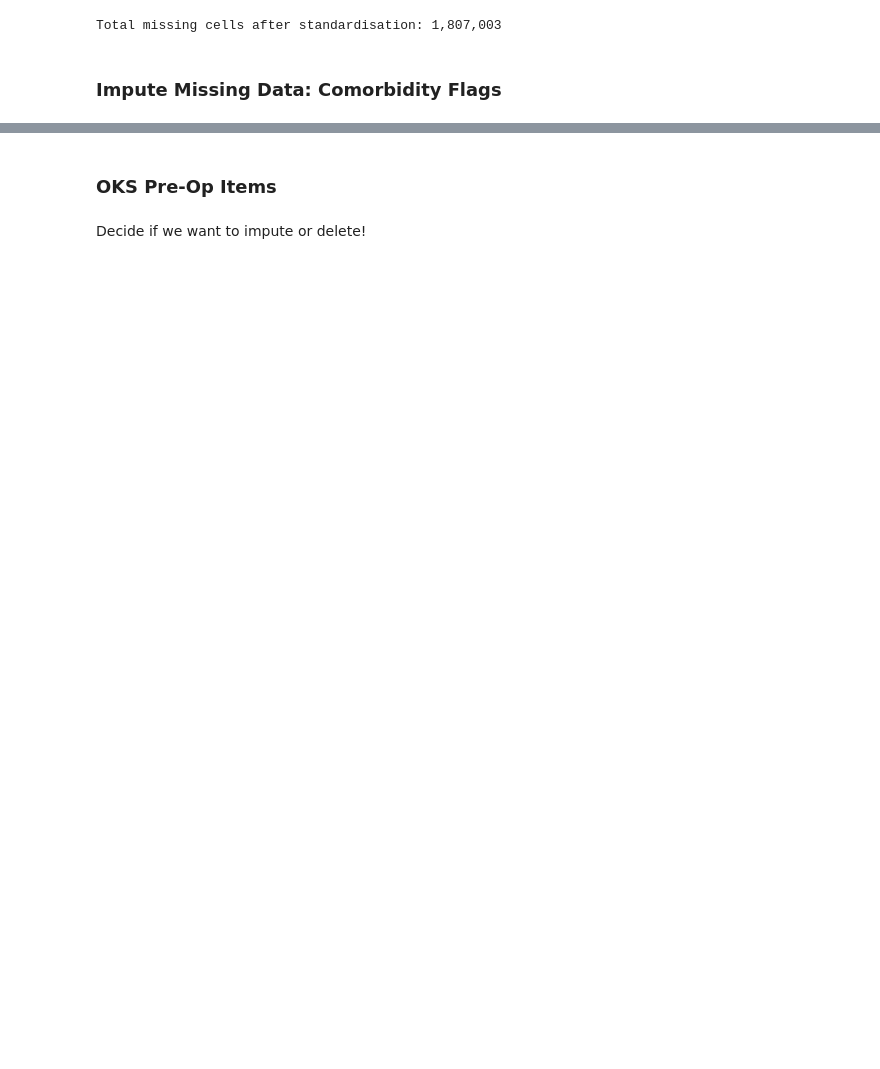
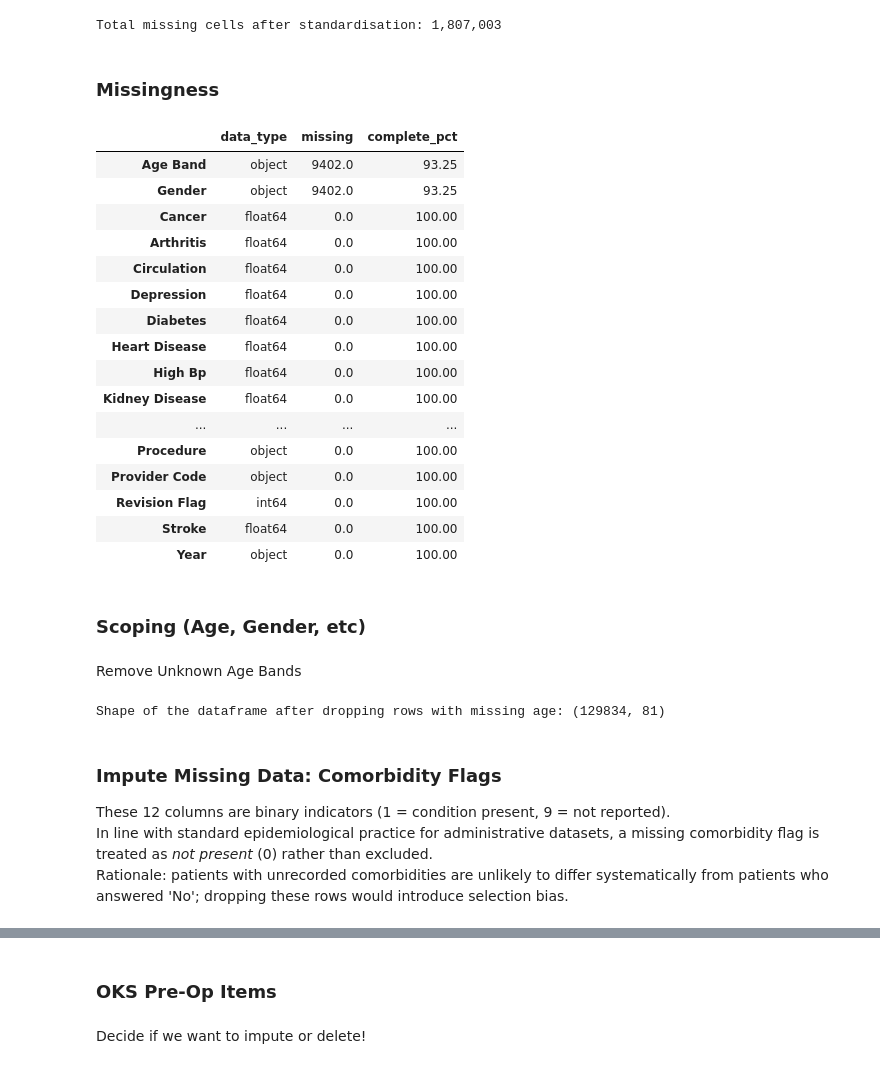
Before and after one commit to LALITAMITTAL18/EAISI-NHS, a Jupyter notebook: notebooks/Mendel/data_prep.ipynb, the cells around one changed output, grey strips where cells are left out. Cells and saved outputs as stored; diff of their text form; code cells hidden in the pictures; blank space fills up the shorter version.

```diff
--- a/notebooks/Mendel/data_prep.ipynb
+++ b/notebooks/Mendel/data_prep.ipynb
@@ -329,8 +345,73 @@ total_missing = df_prov_imp.isna().sum().sum()
 print(f'Total missing cells after standardisation: {total_missing:,}')
 # %% [output]
 Total missing cells after standardisation: 1,807,003
+# %% [markdown]
+### Missingness
+# %%
+# Pandas.
+df_prov_imp_missing = (
+
+    pd.DataFrame({
+
+        'data_type':    df_prov_imp.dtypes,
+        'missing':      (df_prov_imp.isnull() | df_prov_str.eq('*')).sum()
+    })
+
+    # Add complete%
+    .assign(
+        complete_pct = lambda x: round(100 * (n_obs - x['missing']) / n_obs, 2)
+    )
+
+    # Remove variables that are complete.
+    #.query("complete_pct < 100")
+
+    # Sort table by number of missing data in ascending order.
+    .sort_values(
+        by        = 'complete_pct',
+        ascending = True
+    )
+)
+
+df_prov_imp_missing
+# %% [output]
+|  | data_type | missing | complete_pct |
+| Age Band | object | 9402.0 | 93.25 |
+| Gender | object | 9402.0 | 93.25 |
+| Cancer | float64 | 0.0 | 100.00 |
+| Arthritis | float64 | 0.0 | 100.00 |
+| Circulation | float64 | 0.0 | 100.00 |
+| Depression | float64 | 0.0 | 100.00 |
+| Diabetes | float64 | 0.0 | 100.00 |
+| Heart Disease | float64 | 0.0 | 100.00 |
+| High Bp | float64 | 0.0 | 100.00 |
+| Kidney Disease | float64 | 0.0 | 100.00 |
+| ... | ... | ... | ... |
+| Procedure | object | 0.0 | 100.00 |
+| Provider Code | object | 0.0 | 100.00 |
+| Revision Flag | int64 | 0.0 | 100.00 |
+| Stroke | float64 | 0.0 | 100.00 |
+| Year | object | 0.0 | 100.00 |
+# %% [markdown]
+### Scoping (Age, Gender, etc)
+# %% [markdown]
+Remove Unknown Age Bands
+# %%
+age_col = [
+    "Age Band"
+]
+
+df_prov_imp = df_prov_imp.dropna(subset=age_col)
+print(f"Shape of the dataframe after dropping rows with missing age: {df_prov_imp.shape}")
+# %% [output]
+Shape of the dataframe after dropping rows with missing age: (129834, 81)
 # %% [markdown]
 ### Impute Missing Data: Comorbidity Flags
+
+These 12 columns are binary indicators (1 = condition present, 9 = not reported).
+In line with standard epidemiological practice for administrative datasets, a missing
+comorbidity flag is treated as *not present* (0) rather than excluded.
+Rationale: patients with unrecorded comorbidities are unlikely to differ systematically
+from patients who answered 'No'; dropping these rows would introduce selection bias.
 # %%
 comorb_cols = [
     "Arthritis", "Cancer", "Circulation", "Depression", "Diabetes",
```
Also changed, not shown: parts of 20 cells of this notebook, 1 other file.
